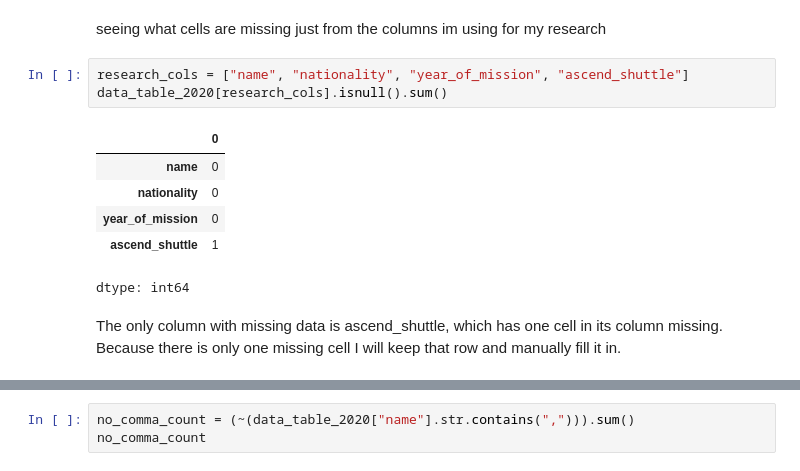
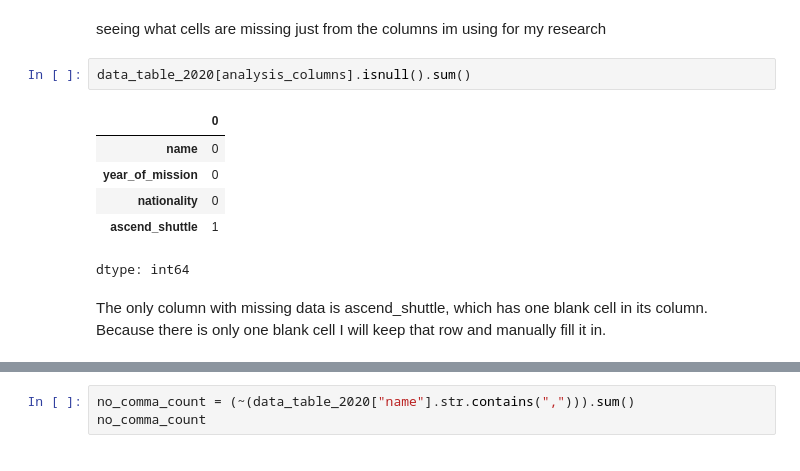
Before and after one commit to MayaVolkov/astronaut-missions-analysis, a Jupyter notebook: Astronaut_Mission_Analysis_.ipynb, the cells around one changed output, grey strips where cells are left out. Cells and saved outputs as stored; diff of their text form.

```diff
--- a/Astronaut_Mission_Analysis_.ipynb
+++ b/Astronaut_Mission_Analysis_.ipynb
@@ -140,15 +105,14 @@ data_table_2020.isnull().sum()
 dtype: int64
 # %% [markdown]
 seeing what cells are missing just from the columns im using for my research
-# %%
-research_cols = ["name", "nationality", "year_of_mission", "ascend_shuttle"]
-data_table_2020[research_cols].isnull().sum()
-# %% [output]
-|  | 0 |
-| name | 0 |
-| nationality | 0 |
-| year_of_mission | 0 |
-| ascend_shuttle | 1 |
-dtype: int64
+# %%
+data_table_2020[analysis_columns].isnull().sum()
+# %% [output]
+|  | 0 |
+| name | 0 |
+| year_of_mission | 0 |
+| nationality | 0 |
+| ascend_shuttle | 1 |
+dtype: int64
 # %% [markdown]
-The only column with missing data is ascend_shuttle, which has one cell in its column missing. Because there is only one missing cell I will keep that row and manually fill it in.
+The only column with missing data is ascend_shuttle, which has one blank cell in its column. Because there is only one blank cell I will keep that row and manually fill it in.
```
Also changed, not shown: parts of 61 cells of this notebook.
